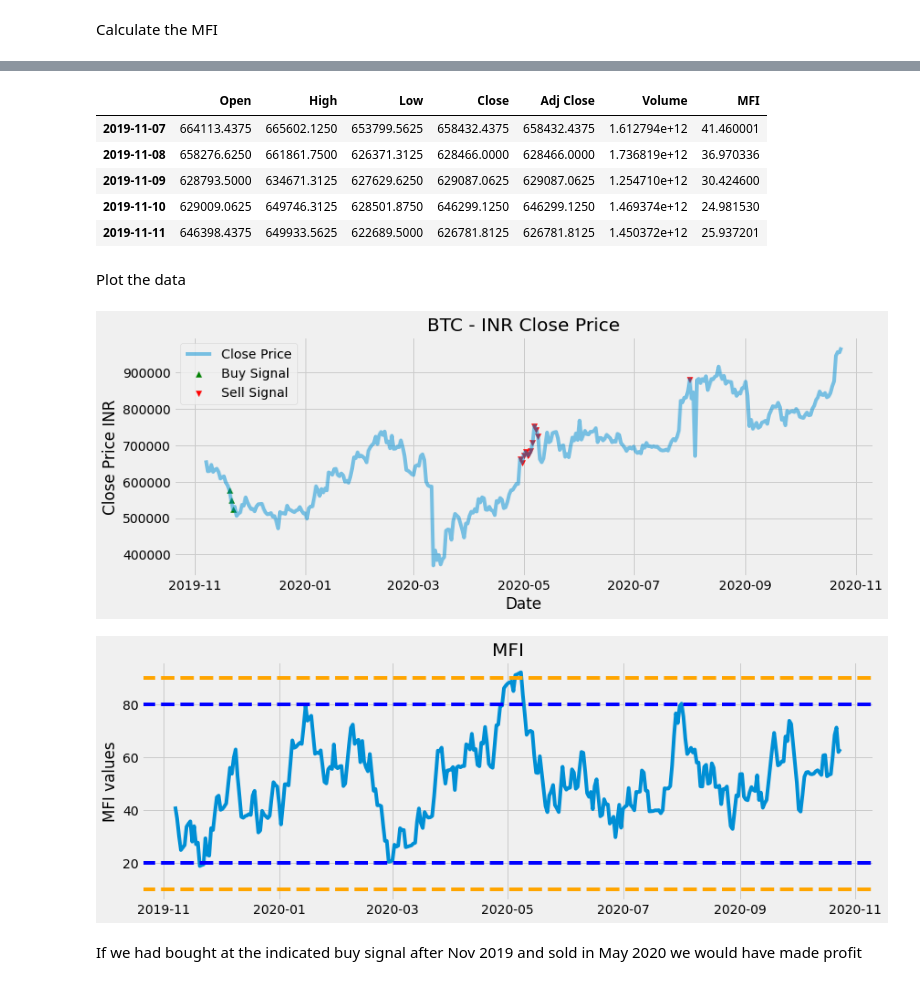
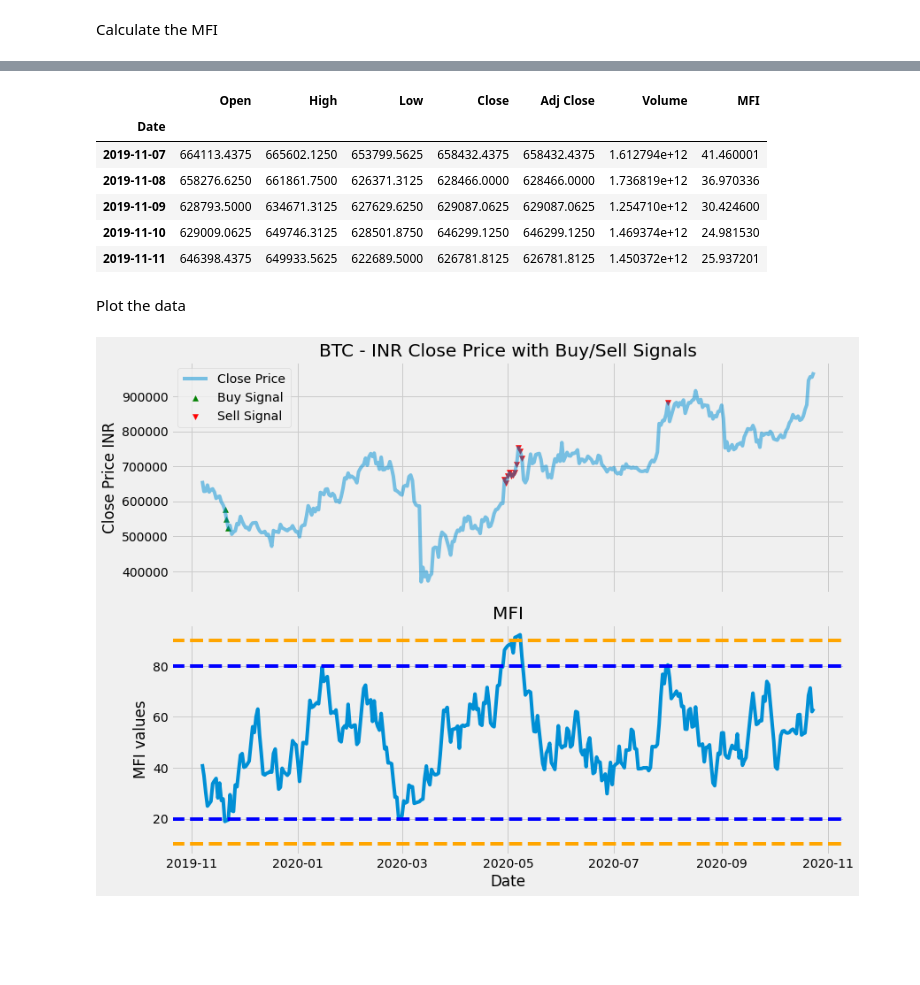
Before and after one commit to Xalt8/Crypto, a Jupyter notebook: mfi.ipynb, the cells around one changed output, grey strips where cells are left out. Drawn from its saved outputs; the diff is of its cells as text; code cells hidden in the pictures; blank space fills up the shorter version.

```diff
--- a/mfi.ipynb
+++ b/mfi.ipynb
@@ -34,3 +35,0 @@ df.head()
-# %%
-# Change the index to the date
-df = df.set_index(pd.DatetimeIndex(df['Date'].values))
@@ -64,2 +45,5 @@ idf.index=df.index
-# %%
-df = idf.copy()
+# %%
+# There is 1 day of missing values. Using linear interpolate to fill that value
+df = df.interpolate()
+# Missing values filled in using interpolate()
+df[check]
@@ -136,11 +124,12 @@ plt.show()
 # %%
 # New Data Frame
 new_df = pd.DataFrame()
-new_df = df[period:]
+new_df = df.iloc[period:,:]
 new_df['MFI'] = mfi
 new_df.head()
 # %% [output]
 |  | Open | High | Low | Close | Adj Close | Volume | MFI |
+| Date |  |  |  |  |  |  |  |
 | 2019-11-07 | 664113.4375 | 665602.1250 | 653799.5625 | 658432.4375 | 658432.4375 | 1.612794e+12 | 41.460001 |
 | 2019-11-08 | 658276.6250 | 661861.7500 | 626371.3125 | 628466.0000 | 628466.0000 | 1.736819e+12 | 36.970336 |
 | 2019-11-09 | 628793.5000 | 634671.3125 | 627629.6250 | 629087.0625 | 629087.0625 | 1.254710e+12 | 30.424600 |
@@ -174,30 +163,28 @@ new_df['Sell'] = get_signal(new_df, 80, 20)[1] # Takes the 2nd value from the tu
 # %% [markdown]
 Plot the data
 # %%
-plt.figure(figsize=(12.2, 4.5))
-plt.plot(new_df['Close'], label = "Close Price", alpha=0.5)
-plt.scatter(new_df.index, new_df['Buy'], color='green', label='Buy Signal', marker='^', alpha=1)
-plt.scatter(new_df.index, new_df['Sell'], color='red', label='Sell Signal', marker='v', alpha=1)
-plt.title("BTC - INR Close Price")
-plt.xlabel('Date')
-plt.ylabel('Close Price INR')
-plt.legend(loc='upper left')
+fig, (ax1, ax2) = plt.subplots(nrows=2, ncols=1, sharex=True, figsize=(12.2, 9))
+
+ax1.plot(new_df['Close'], label = "Close Price", alpha=0.5)
+ax1.scatter(new_df.index, new_df['Buy'], color='green', label='Buy Signal', marker='^', alpha=1)
+ax1.scatter(new_df.index, new_df['Sell'], color='red', label='Sell Signal', marker='v', alpha=1)
+ax1.set_title("BTC - INR Close Price with Buy/Sell Signals")
+ax1.set_ylabel('Close Price INR')
+ax1.legend(loc='upper left')
+
+ax2.plot(new_df['MFI'], label = "MFI")
+ax2.axhline(10, linestyle= '--', color='orange')
+ax2.axhline(20, linestyle= '--', color='blue')
+ax2.axhline(80, linestyle= '--', color='blue')
+ax2.axhline(90, linestyle= '--', color='orange')
+ax2.set_title("MFI")
+ax2.set_ylabel('MFI values')
+ax2.set_xlabel('Date')
+
+plt.tight_layout()
 plt.show()
-
-plt.figure(figsize=(12.8, 4.5))
-plt.plot(new_df['MFI'], label = "MFI")
-plt.axhline(10, linestyle= '--', color='orange')
-plt.axhline(20, linestyle= '--', color='blue')
-plt.axhline(80, linestyle= '--', color='blue')
-plt.axhline(90, linestyle= '--', color='orange')
-plt.title("MFI")
-plt.ylabel('MFI values')
-plt.show()
 # %% [output]
-[figure, old version]
+[figure, new version]
-[figure, removed]
-# %% [markdown]
-If we had bought at the indicated buy signal after Nov 2019 and sold in May 2020 we would have made profit
 # %%
 buy_signal_entries = new_df[new_df.Buy.notna()].copy()
 buy_signal_entries
```
Also changed, not shown: parts of 19 cells of this notebook, 1 other file.
